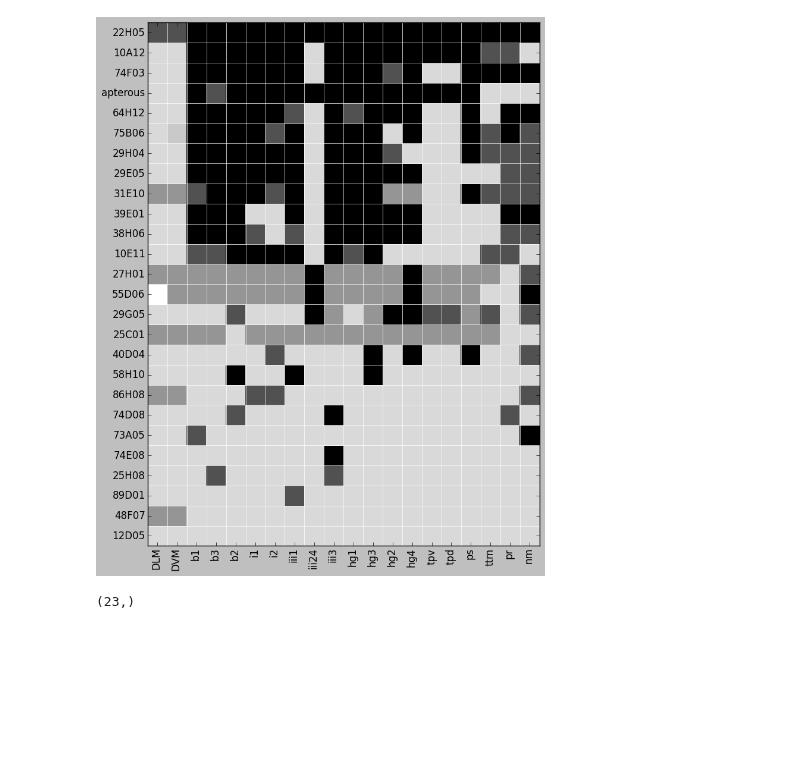
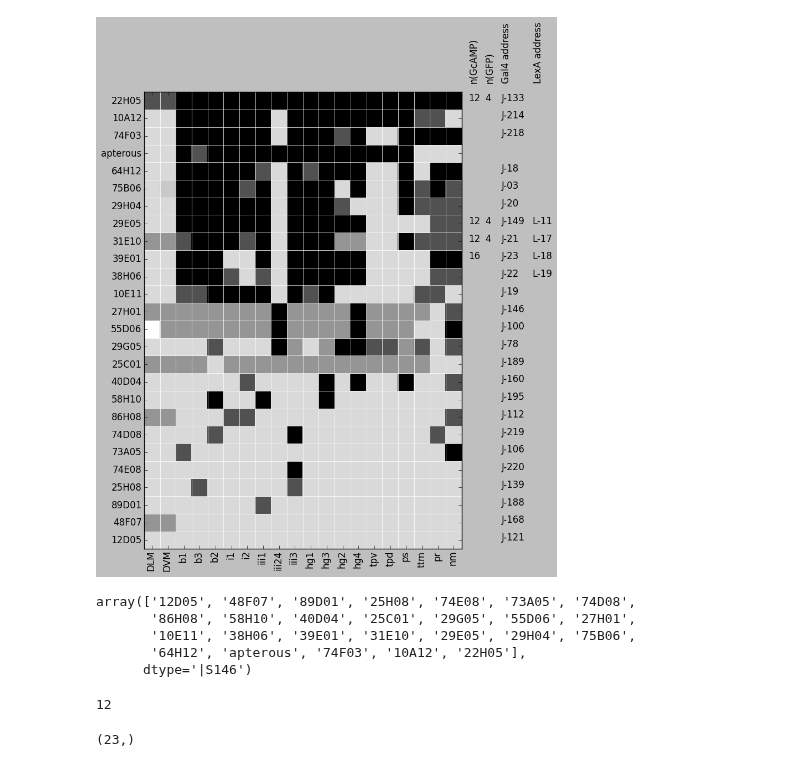
Before and after one commit to psilentp/flight-muscles, a Jupyter notebook: experimental/mn_expression_matrix_plot/mn_expression_matrix.ipynb, the cells around one changed output. Cells and saved outputs as stored; diff of their text form; code cells hidden in the pictures; blank space fills up the shorter version.

Commit message:
added code to organize line profile data

```diff
--- a/experimental/mn_expression_matrix_plot/mn_expression_matrix.ipynb
+++ b/experimental/mn_expression_matrix_plot/mn_expression_matrix.ipynb
@@ -50,31 +48,56 @@ muscle_names = ['DLM','DVM',
                 'iii1','iii24','iii3',
                 'hg1','hg3','hg2','hg4',
                 'tpv','tpd','ps','ttm','pr','nm']
+# %%
+#load the experimental summary data
+f = open('group_summary.csv')
+reader = csv.reader(f,delimiter = ',')
+lines = [ln for ln in reader]
+f.close()
+line_info_dict = dict()
+for ln in lines[1:]:
+    line_info_dict[ln[0]] = {'gal':ln[1],'lex':ln[2],'n(GC)':ln[3],'n(GFP)':ln[4]}
 # %%
 #plot the matrix
-plb.figure(figsize = (8.5,11))
+fig = plb.figure(figsize = (8.5,11))
 nline,nmusc = np.shape(imgarray)
 sortkeys = np.nansum(imgarray,axis=1)
 sidx = np.argsort(sortkeys)
 pltarray = imgarray[sidx,:]
 pltarray = imgarray[sidx,:]
 trim_lines = 0
 plb.pcolor(pltarray[trim_lines:,:],cmap = plb.cm.Greys,vmin = 0,vmax=2)
 lns = [plb.plot([x,x],[0,nline-trim_lines],color = 'w',lw =0.5) for x in range(nmusc)]
 lns = [plb.plot([0,nmusc],[x,x],color = 'w',lw =0.5) for x in range(nline-trim_lines)]
 nms = linenames[sidx][trim_lines:]
 plb.yticks(arange(0,nline-trim_lines)+0.5)
 tlbs = plb.gca().set_yticklabels(nms)
 plb.xticks(arange(0,len(muscle_names))+0.5,rotation = 'vertical')
 mlbs = plb.gca().set_xticklabels(muscle_names)
 gca().set_xbound(0,nmusc)
 gca().set_ybound(0,nline)
+
+for i,nm in enumerate(nms):
+    try:
+        gca().text(len(mlbs)+0.5,i+0.5,'%s'%line_info_dict[nm]['n(GC)'])
+        gca().text(len(mlbs)+1.5,i+0.5,'%s'%line_info_dict[nm]['n(GFP)'])
+        gca().text(len(mlbs)+2.5,i+0.5,'%s'%line_info_dict[nm]['gal'])
+        gca().text(len(mlbs)+4.5,i+0.5,'%s'%line_info_dict[nm]['lex'])
+    except KeyError:
+        pass
+gca().text(len(mlbs)+0.5,len(nms)+0.5,'n(GcAMP)',va = 'bottom',rotation = 'vertical')
+gca().text(len(mlbs)+1.5,len(nms)+0.5,'n(GFP)',  va = 'bottom',rotation = 'vertical')
+gca().text(len(mlbs)+2.5,len(nms)+0.5,'Gal4 address', va = 'bottom',rotation = 'vertical')
+gca().text(len(mlbs)+4.5,len(nms)+0.5,'LexA address', va = 'bottom',rotation = 'vertical')
+
+fig.subplots_adjust(right = 0.8)
+fig.subplots_adjust(top = 0.85)
 #place plot
 display(plb.gcf())
 savefig('line_profile.pdf')
 plb.close()
 # %% [output]
-[figure, old version]
+[figure, new version]
 # %%
 line_database = dict()
 for lnm,data in zip(nms,pltarray):
@@ -84,3 +107,11 @@ for lnm,data in zip(nms,pltarray):
 f = open('line_database.cpkl','wb')
 cPickle.dump(line_database,f)
 f.close()
+# %%
+nms
+# %% [output]
+array(['12D05', '48F07', '89D01', '25H08', '74E08', '73A05', '74D08',
+       '86H08', '58H10', '40D04', '25C01', '29G05', '55D06', '27H01',
+       '10E11', '38H06', '39E01', '31E10', '29E05', '29H04', '75B06',
+       '64H12', 'apterous', '74F03', '10A12', '22H05'],
+      dtype='|S146')
@@ -87,3 +121,7 @@ f.close()
+# %%
+print line_info_dict['22H05']['n']
+# %% [output]
+12
 # %%
 model_file =  '../muscle_segmentation/model_data.cpkl'
 # %%
```
Also changed, not shown: parts of 2 cells of this notebook, 2 other files.
